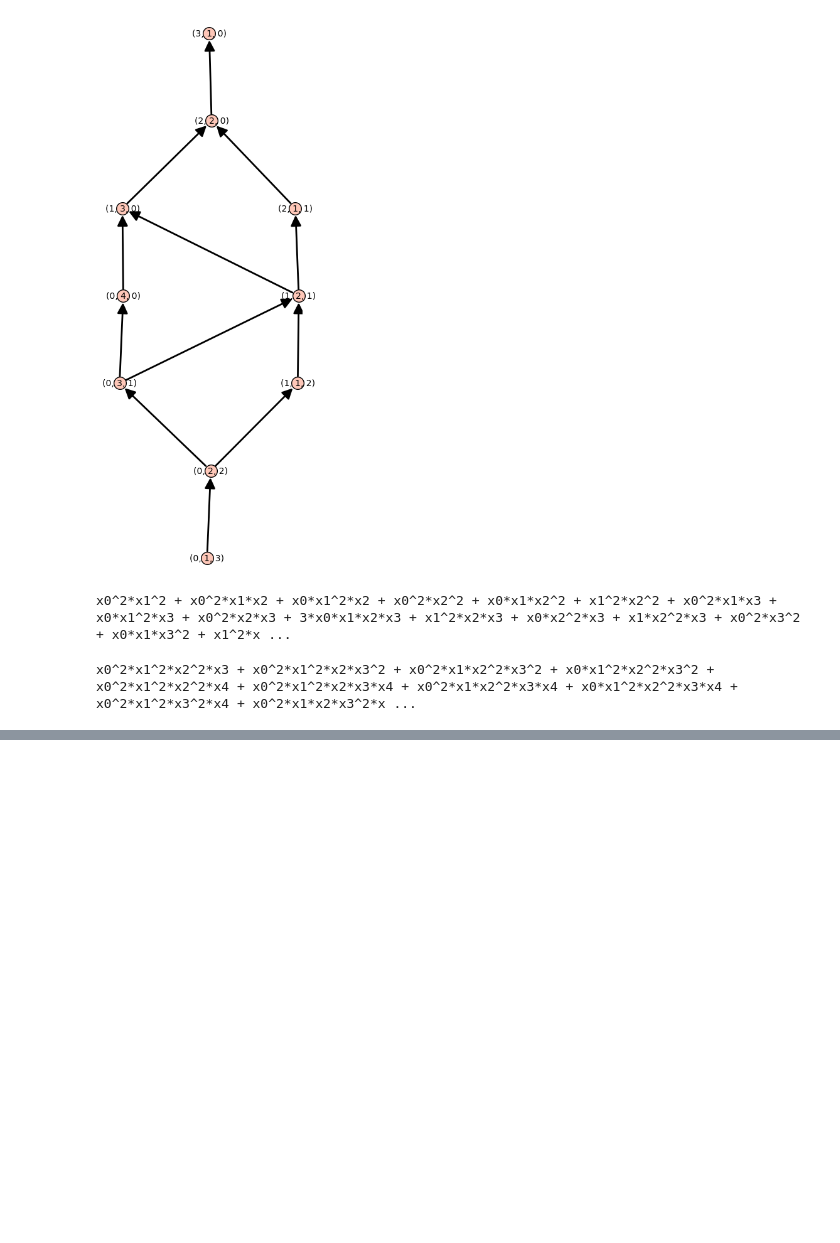
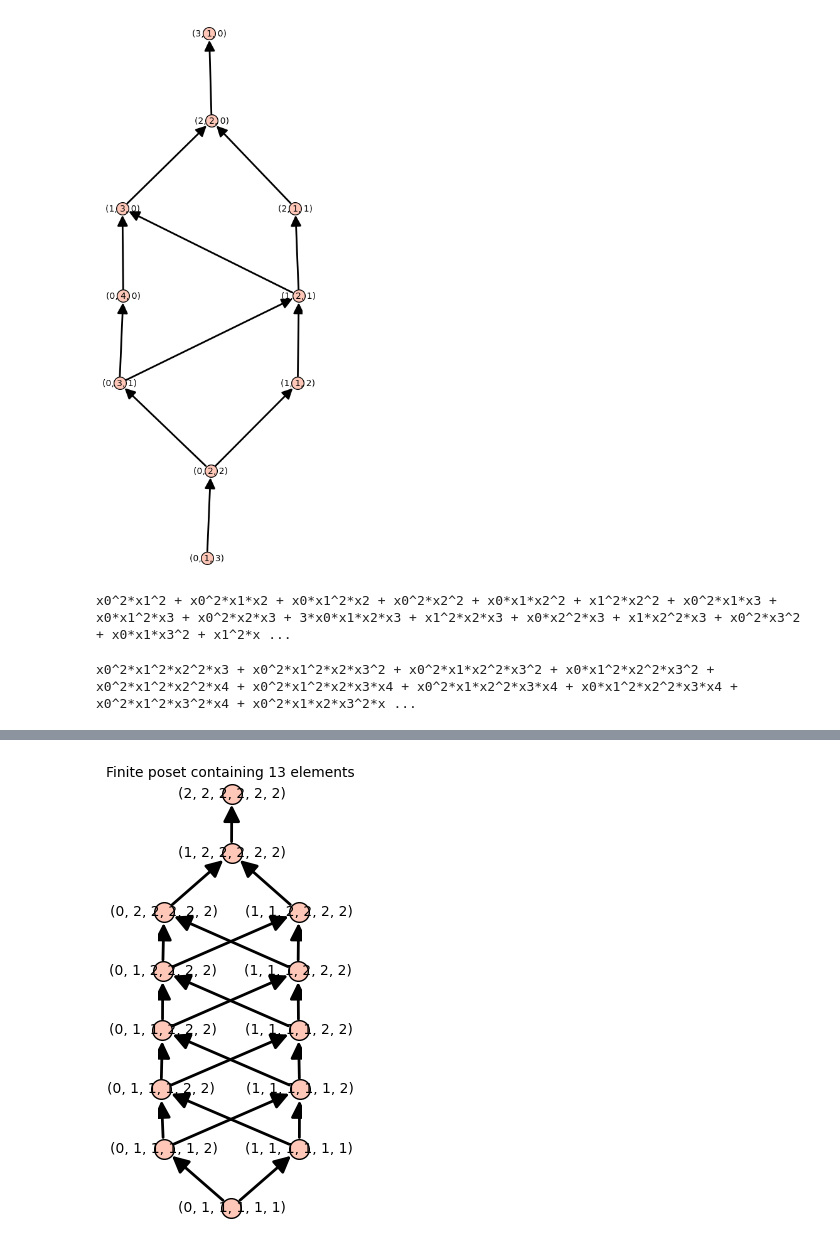
Before and after one commit to gyp2438/plethysm, a Jupyter notebook: Plethysme-2.ipynb, the cells around one changed output, grey strips where cells are left out. Saved outputs shown, nothing was run; the diff lists cells and outputs as text; code cells hidden in the pictures; blank space fills up the shorter version.

```diff
--- a/Plethysme-2.ipynb
+++ b/Plethysme-2.ipynb
@@ -248,0 +245,18 @@ x0^2*x1^2*x2^2*x3 + x0^2*x1^2*x2*x3^2 + x0^2*x1*x2^2*x3^2 + x0*x1^2*x2^2*x3^2 +
+# %%
+def h(x,y):
+    return list(combinations_with_replacement(range(x+1),y))
+
+def cover_lattice1(y,x):
+    if sum(x) == sum(y) +1:
+        test = []
+        for i in range(len(x)):
+            test.append(x[i]-y[i] >= 0)
+        if all(test) == True:
+            return True
+
+def cover_lattice2(y,x):
+    if sum(x) == sum(y) +1:
+        return True
+# %%
+h_ad = h(a,d)
+h_bc = h(b,c)
@@ -248,0 +271,11 @@ x0^2*x1^2*x2^2*x3 + x0^2*x1^2*x2*x3^2 + x0^2*x1*x2^2*x3^2 + x0*x1^2*x2^2*x3^2 +
+# %%
+#vectors in h_ad such that it can be easily embedded into h_bc
+#these are really just h(a,c)
+#So we just need to look at the set S where the lattice path is not contained in a x c box
+S = []
+for v in h_ad:
+    test=[]
+    for i in range(d-c):
+        test.append(v[i] !=0)
+    if any(test) == True:
+        S.append(v)
@@ -248,0 +303,7 @@ x0^2*x1^2*x2^2*x3 + x0^2*x1^2*x2*x3^2 + x0^2*x1*x2^2*x3^2 + x0*x1^2*x2^2*x3^2 +
+# %%
+P_ad = Poset((S,cover_lattice2))
+P_bc = Poset((T,cover_lattice2))
+# %%
+P_ad
+# %% [output]
+[figure, added]
```
Also changed, not shown: parts of 33 cells of this notebook, 1 other file.
